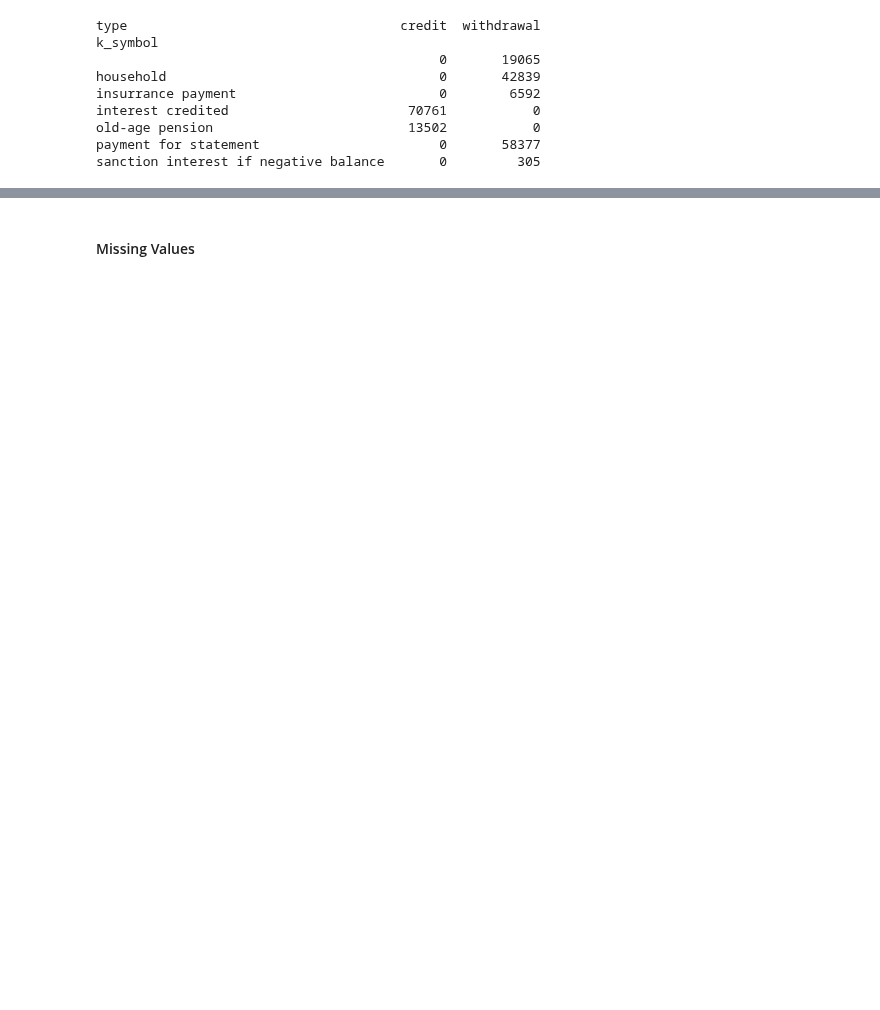
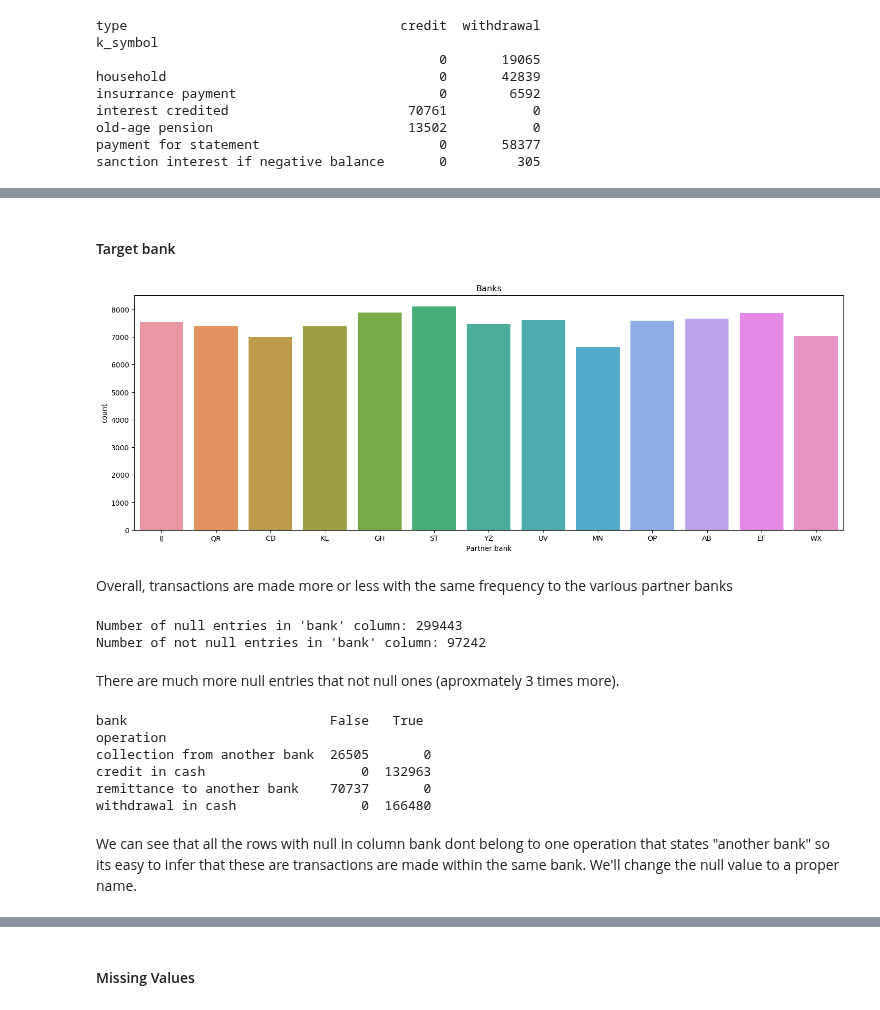
Before and after one commit to DanielaTomas/FCUP-DM1, a Jupyter notebook: DM1.ipynb, the cells around one changed output, grey strips where cells are left out. Drawn from its saved outputs; the diff is of its cells as text; code cells hidden in the pictures; blank space fills up the shorter version.

Commit message:
finished transaction data analysis

```diff
--- a/DM1.ipynb
+++ b/DM1.ipynb
@@ -307,0 +357,37 @@ Valid Counts: 211441
+# %% [markdown]
+#### Target bank
+# %%
+plt.figure(figsize=(18, 6))
+sns.countplot(x="bank", data=trans_dev)
+plt.title("Banks")
+plt.xlabel("Partner bank")
+plt.show()
+# %% [output]
+[figure, added]
+# %% [markdown]
+Overall, transactions are made more or less with the same frequency to the various partner banks
+# %%
+null_entries = trans_dev['bank'].isnull().sum()
+not_null_entries = trans_dev['bank'].notnull().sum()
+
+# Display the number of null entries
+print("Number of null entries in 'bank' column:", null_entries)
+print("Number of not null entries in 'bank' column:", not_null_entries)
+# %% [output]
+Number of null entries in 'bank' column: 299443
+Number of not null entries in 'bank' column: 97242
+# %% [markdown]
+There are much more null entries that not null ones (aproxmately 3 times more).
+# %%
+cross_tab = pd.crosstab(trans_dev['operation'], trans_dev['bank'].isnull())
+print(cross_tab)
+# %% [output]
+bank                          False   True
+operation
+collection from another bank  26505       0
+credit in cash                    0  132963
+remittance to another bank    70737       0
+withdrawal in cash                0  166480
+# %% [markdown]
+We can see that all the rows with null in column bank dont belong to one operation that states "another bank" so its easy to infer that these are transactions are made within the same bank.
+We'll change the null value to a proper name.
```
Also changed, not shown: parts of 34 cells of this notebook.
